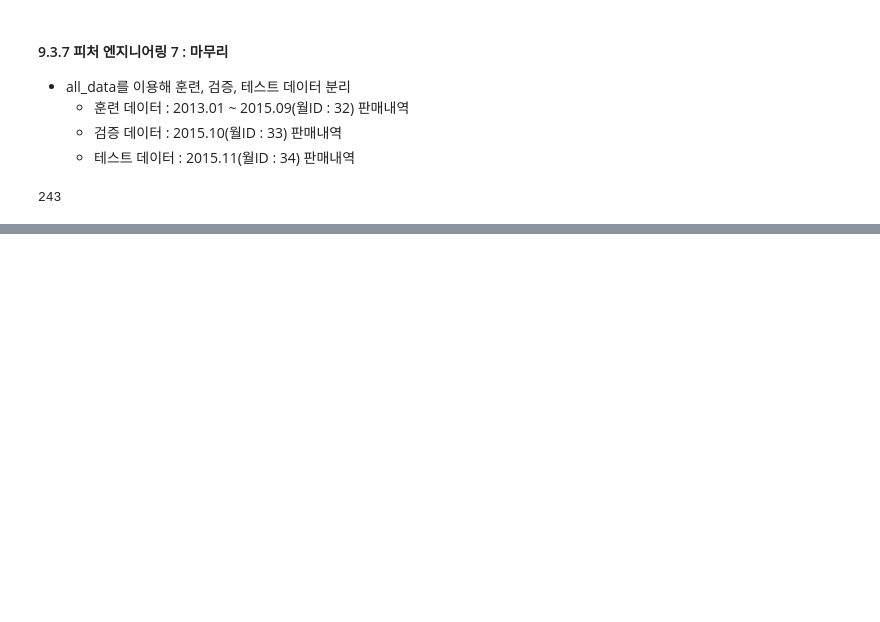
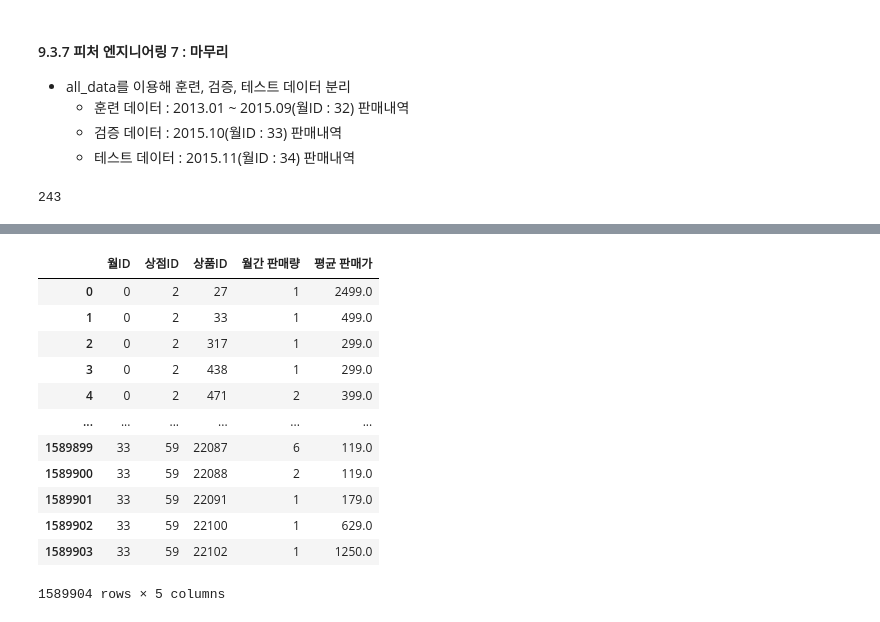
Before and after one commit to hbhb0311/DataAnalysis, a Jupyter notebook: predict_future_sales.ipynb, the cells around one changed output, grey strips where cells are left out. Drawn from its saved outputs; the diff is of its cells as text; code cells hidden in the pictures; blank space fills up the shorter version.

```diff
--- a/predict_future_sales.ipynb
+++ b/predict_future_sales.ipynb
@@ -646,0 +791,6 @@ gc.collect()
+# %%
+sales_train = sales_train[sales_train['판매가'] > 0]
+sales_train = sales_train[sales_train['판매가'] < 5000]
+
+sales_train = sales_train[sales_train['판매량'] > 0]
+sales_train = sales_train[sales_train['판매량'] < 1000]
@@ -646,0 +809,10 @@ gc.collect()
+# %%
+sales_train.loc[sales_train['상점ID'] == 0, '상점ID'] = 57
+sales_train.loc[sales_train['상점ID'] == 1, '상점ID'] = 58
+sales_train.loc[sales_train['상점ID'] == 10, '상점ID'] = 11
+sales_train.loc[sales_train['상점ID'] == 39, '상점ID'] = 40
+
+test.loc[test['상점ID'] == 0, '상점ID'] = 57
+test.loc[test['상점ID'] == 1, '상점ID'] = 58
+test.loc[test['상점ID'] == 10, '상점ID'] = 11
+test.loc[test['상점ID'] == 39, '상점ID'] = 40
@@ -646,0 +954,14 @@ gc.collect()
+# %%
+from itertools import product
+
+train = []
+
+# 월ID, 상점ID, 상품ID 조합 생성
+for i in sales_train['월ID'].unique():
+    all_shop = sales_train.loc[sales_train['월ID'] == i, '상점ID'].unique()
+    all_item = sales_train.loc[sales_train['월ID'] == i, '상품ID'].unique()
+    train.append(np.array(list(product([i], all_shop, all_item))))
+
+idx_features = ['월ID', '상점ID', '상품ID']
+
+train = pd.DataFrame(np.vstack(train), columns = idx_features)
@@ -646,0 +987,22 @@ gc.collect()
+# %%
+group = sales_train.groupby(idx_features).agg({'판매량' : 'sum',
+                                               '판매가' : 'mean'})
+
+group = group.reset_index()
+group = group.rename(columns = {'판매량' : '월간 판매량', '판매가' : '평균 판매가'})
+
+group
+# %% [output]
+|  | 월ID | 상점ID | 상품ID | 월간 판매량 | 평균 판매가 |
+| 0 | 0 | 2 | 27 | 1 | 2499.0 |
+| 1 | 0 | 2 | 33 | 1 | 499.0 |
+| 2 | 0 | 2 | 317 | 1 | 299.0 |
+| 3 | 0 | 2 | 438 | 1 | 299.0 |
+| 4 | 0 | 2 | 471 | 2 | 399.0 |
+| ... | ... | ... | ... | ... | ... |
+| 1589899 | 33 | 59 | 22087 | 6 | 119.0 |
+| 1589900 | 33 | 59 | 22088 | 2 | 119.0 |
+| 1589901 | 33 | 59 | 22091 | 1 | 179.0 |
+| 1589902 | 33 | 59 | 22100 | 1 | 629.0 |
+| 1589903 | 33 | 59 | 22102 | 1 | 1250.0 |
+1589904 rows × 5 columns
```
Also changed, not shown: parts of 40 cells of this notebook.
